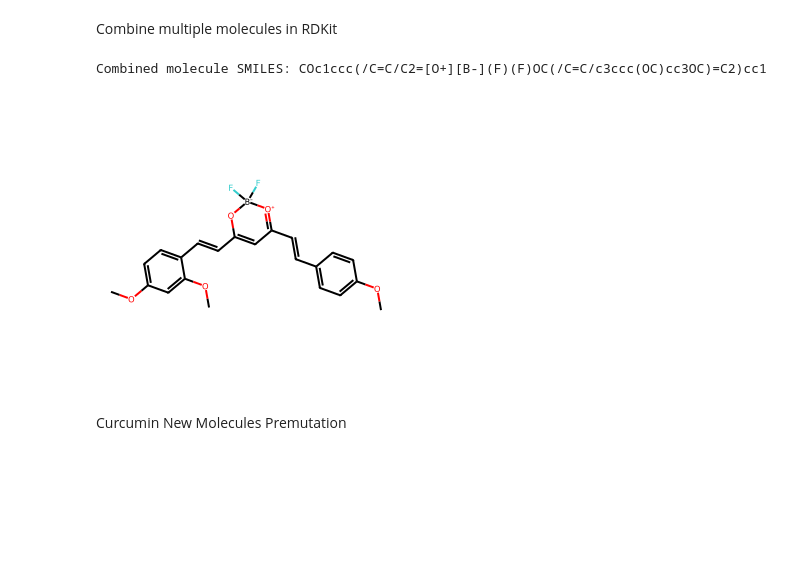
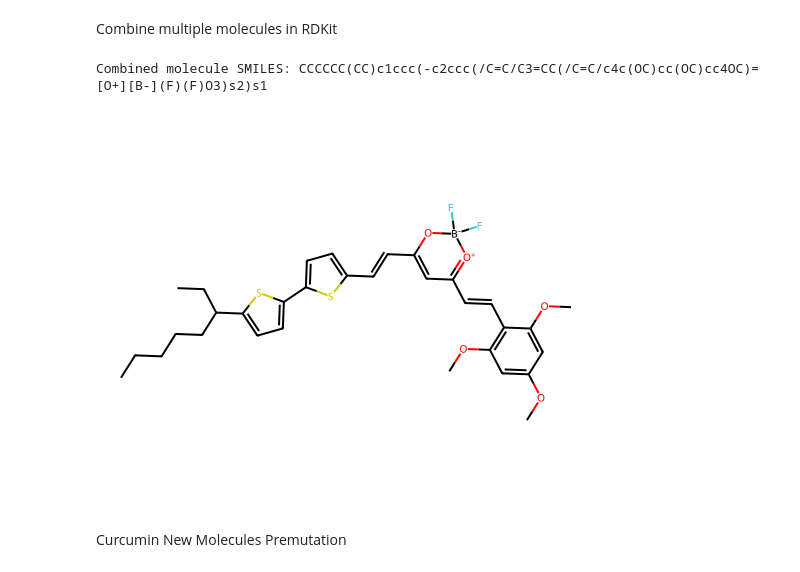
Before and after one commit to chamodpeiris/Curcumin_BendGap_Cheminfo, a Jupyter notebook: Cucumines/Curcumin_NewMolecules_Pred/curcumin_molecule_permutation.ipynb, the cells around one changed output. Saved outputs shown, nothing was run; the diff lists cells and outputs as text; code cells hidden in the pictures; blank space fills up the shorter version.

```diff
--- a/Cucumines/Curcumin_NewMolecules_Pred/curcumin_molecule_permutation.ipynb
+++ b/Cucumines/Curcumin_NewMolecules_Pred/curcumin_molecule_permutation.ipynb
@@ -7,8 +7,8 @@ from functools import reduce
 
 # SMILES strings with placeholder groups
 backbone_smiles = "F[B-]1(F)OC(/C=C/[R1])=CC(/C=C/[R2])=[O+]1"
-side_group1_smiles = "COc1ccc([R])c(OC)c1"
-side_group2_smiles = "COc1ccc([R])cc1"
+side_group1_smiles = "CCCCCC(CC)c2ccc(c1ccc([R])s1)s2"
+side_group2_smiles = "COc1cc(OC)c([R])c(OC)c1"
 
 # Replace placeholders with "*" for dynamic atom ID assignment
 backbone_smiles = backbone_smiles.replace("[R1]", "*").replace("[R2]", "*")
@@ -42,12 +42,12 @@ combo_smiles = Chem.MolToSmiles(combo.GetMol())
 combo_smiles = combo_smiles.replace('*', '')
 print("Combined molecule SMILES:", combo_smiles)
 # %% [output]
-Combined molecule SMILES: COc1ccc(/C=C/C2=[O+][B-](F)(F)OC(/C=C/c3ccc(OC)cc3OC)=C2)cc1
+Combined molecule SMILES: CCCCCC(CC)c1ccc(-c2ccc(/C=C/C3=CC(/C=C/c4c(OC)cc(OC)cc4OC)=[O+][B-](F)(F)O3)s2)s1
 # %%
 molecule = Chem.MolFromSmiles(combo_smiles)
-Draw.MolToImage(molecule, size=(300, 300))
+Draw.MolToImage(molecule, size=(500, 400))
 # %% [output]
-[figure, old version]
+[figure, new version]
 # %% [markdown]
 Curcumin New Molecules Premutation
 # %%
```
Also changed, not shown: 1 other file.
